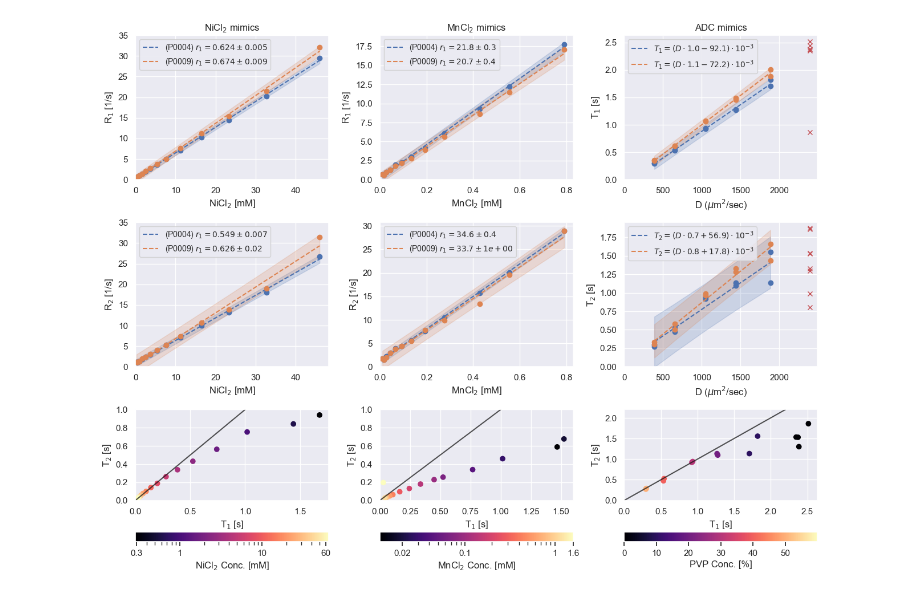
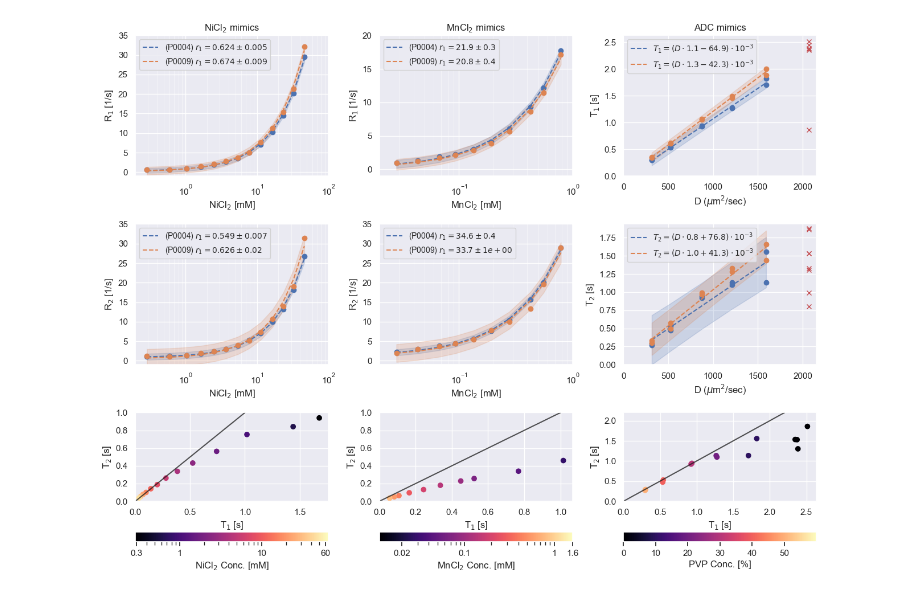
Before and after one commit to UNITY-Physics/unity_qa_paper, a Jupyter notebook: notebooks/relaxivity_plots.ipynb, the cells around one changed output. Cells and saved outputs as stored; diff of their text form; code cells hidden in the pictures.

```diff
--- a/notebooks/relaxivity_plots.ipynb
+++ b/notebooks/relaxivity_plots.ipynb
@@ -9,7 +9,7 @@ import pandas as pd
 import seaborn as sns
 import statsmodels.api as sm
 # %%
-all_df = pd.read_csv('../data/relaxometry_results_240816.csv', index_col=None)
+all_df = pd.read_csv('../data/relaxometry_results_241016.csv', index_col=None)
 all_df['Session'] = all_df['Session'].astype(str)
 # %%
 def make_linear_fit(x,y):
@@ -27,15 +27,24 @@ def make_linear_fit(x,y):
 def filter_df(df, sub, ses, seg, quant):
     return df.query("Session==@ses & Subject==@sub & Segmentation==@seg & Quant==@quant")
 
-def make_relax_plot(sub, x, y, ax, x_label, y_label):
+def make_relax_plot(sub, x, y, ax, x_label, y_label, x_scale='linear'):
     r, results, cfi, iv_l, iv_u = make_linear_fit(x,y)
     l = ax.plot(x, y, 'o')
     color = l[0].get_color()
-    l = ax.plot(x, results.fittedvalues, '--', color=color, label=rf'({sub}) $r_{1}={r:.3} \pm {results.bse.x1:.1}$')
+
+    if x_scale=='linear':
+        l = ax.plot(x, results.fittedvalues, '--', color=color, label=rf'({sub}) $r_{1}={r:.3} \pm {results.bse.x1:.1}$')
+        ax.axis([0,None,0,None])
+    elif x_scale=='log':
+        l = ax.semilogx(x, results.fittedvalues, '--', color=color, label=rf'({sub}) $r_{1}={r:.3} \pm {results.bse.x1:.1}$')
+        ax.axis([1E-2,None,0,None])
+    else:
+        raise ValueError
+
     ax.fill_between(x, iv_u, iv_l, alpha=0.2, color=color)
     ax.set_ylabel(y_label)
     ax.set_xlabel(x_label)
-    ax.axis([0,None,0,None])
+
     return r, results, l
 # %%
 sub = 'P0004'
@@ -51,6 +60,7 @@ df_nicl['Content'] = 'NiCl2'
 df_nicl['Conc. [mM]'] = dfT1['Concentration']
 df_nicl['T1 [s]'] = dfT1['Median']
 df_nicl['T2 [s]'] = dfT2['Median']
+df_nicl['Conc'] = df_nicl['Conc. [mM]']
 
 # MnCl2 - "T2 mimics"
 dfT1 = filter_df(all_df, sub, ses, seg='T2mimics_fix', quant='T1').reset_index(drop=True).sort_values(by='LabelValue')
@@ -62,6 +72,7 @@ df_mncl['Content'] = 'MnCl2'
 df_mncl['Conc. [mM]'] = dfT1['Concentration']
 df_mncl['T1 [s]'] = dfT1['Median']
 df_mncl['T2 [s]'] = dfT2['Median']
+df_mncl['Conc'] = df_mncl['Conc. [mM]']
 
 # PVP - "ACD mimics"
 dfT1 = filter_df(all_df, sub, ses, seg='ADC_fix', quant='T1').reset_index(drop=True).sort_values(by='LabelValue')
@@ -81,6 +94,12 @@ df_adc.rename(columns={'ADC': r'ADC (um2/s)'}, inplace=True)
 # %%
-NiCl_thr = 60
-MnCl_thr = 1
+# Alternative to plot the relaxivity plots on linear or log scale
+x_scale = 'log'
+
+NiCl_high_thr = 60
+NiCl_low_thr = 0
+
+MnCl_high_thr = 1
+MnCl_low_thr = 0.02
 
 sns.set_theme()
 
@@ -92,16 +111,16 @@ sessions = ['230224', '20240708']
 for sub,ses in zip(subjects, sessions):
 
     ### R1 T1 mimics ###
-    df = filter_df(all_df, sub, ses, seg='T1mimics_fix', quant='R1').query('Concentration<@NiCl_thr')
+    df = filter_df(all_df, sub, ses, seg='T1mimics_fix', quant='R1').query('(Concentration < @NiCl_high_thr) & (Concentration > @NiCl_low_thr)')
 
     make_relax_plot(sub, x=np.array(df['Concentration']), y=df['Median'],
-                    ax=axes[0,0], y_label=r'R$_1$ [1/s]', x_label=r'NiCl$_2$ [mM]')
+                    ax=axes[0,0], y_label=r'R$_1$ [1/s]', x_label=r'NiCl$_2$ [mM]', x_scale=x_scale)
 
     ### R1 T2 mimics ###
-    df = filter_df(all_df, sub, ses, seg='T2mimics_fix', quant='R1').query('Concentration<@MnCl_thr')
+    df = filter_df(all_df, sub, ses, seg='T2mimics_fix', quant='R1').query('(Concentration < @MnCl_high_thr) & (Concentration > @MnCl_low_thr)')
 
     make_relax_plot(sub, x=np.array(df['Concentration']), y=df['Median'],
-                    ax=axes[0,1], y_label=r'R$_1$ [1/s]', x_label=r'MnCl$_2$ [mM]')
+                    ax=axes[0,1], y_label=r'R$_1$ [1/s]', x_label=r'MnCl$_2$ [mM]', x_scale=x_scale)
 
 
     ### T1 ADC mimics ###
@@ -116,15 +135,16 @@ for sub,ses in zip(subjects, sessions):
 
 
     ### R2 T1 mimics ###
-    df = filter_df(all_df, sub, ses, seg='T1mimics_fix', quant='R2').query('Concentration < @NiCl_thr')
+    df = filter_df(all_df, sub, ses, seg='T1mimics_fix', quant='R2').query('(Concentration < @NiCl_high_thr) & (Concentration > @NiCl_low_thr)')
 
     make_relax_plot(sub, x=np.array(df['Concentration']), y=df['Median'],
-                    ax=axes[1,0], x_label=r'NiCl$_2$ [mM]', y_label=r'R$_2$ [1/s]')
+                    ax=axes[1,0], x_label=r'NiCl$_2$ [mM]', y_label=r'R$_2$ [1/s]', x_scale=x_scale)
 
     ### R2 T2 mimics ###
-    df = filter_df(all_df, sub, ses, seg='T2mimics_fix', quant='R2').query('Concentration < @MnCl_thr')
+    df = filter_df(all_df, sub, ses, seg='T2mimics_fix', quant='R2').query('(Concentration < @MnCl_high_thr) & (Concentration > @MnCl_low_thr)')
 
-    make_relax_plot(sub, x=np.array(df['Concentration']), y=df['Median'], ax=axes[1,1], x_label=r'MnCl$_2$ [mM]', y_label=r'R$_2$ [1/s]')
+    make_relax_plot(sub, x=np.array(df['Concentration']), y=df['Median'],
+                    ax=axes[1,1], x_label=r'MnCl$_2$ [mM]', y_label=r'R$_2$ [1/s]', x_scale=x_scale)
 
 
     ### T2 ADC mimics ###
@@ -151,7 +171,8 @@ cmap = plt.get_cmap('magma')
 
 #### T1 ####
 norm = mcolors.LogNorm(vmin=df_nicl['Conc. [mM]'].min(), vmax=df_nicl['Conc. [mM]'].max())
-sc = axes[2,0].scatter(df_nicl['T1 [s]'], df_nicl['T2 [s]'], c=df_nicl['Conc. [mM]'], cmap=cmap, norm=norm)
+df_nicl_plot = df_nicl.query('(Conc < @NiCl_high_thr) & (Conc > @NiCl_low_thr)')
+sc = axes[2,0].scatter(df_nicl_plot['T1 [s]'], df_nicl_plot['T2 [s]'], c=df_nicl_plot['Conc. [mM]'], cmap=cmap, norm=norm)
 axes[2,0].plot([0,1], [0,1], '-k', zorder=1, alpha=0.75)
 axes[2,0].set_xlabel(r'T$_1$ [s]')
 axes[2,0].set_ylabel(r'T$_2$ [s]')
@@ -162,38 +183,54 @@ cb.set_ticks(ticks)
 cb.set_ticklabels([f"{x}" for x in ticks])
 
 #### T2 ####
 norm = mcolors.LogNorm(vmin=df_mncl['Conc. [mM]'].min(), vmax=df_mncl['Conc. [mM]'].max())
-sc = axes[2,1].scatter(df_mncl['T1 [s]'], df_mncl['T2 [s]'], c=df_mncl['Conc. [mM]'], cmap=cmap, norm=norm)
+df_mncl_plot = df_mncl.query('(Conc < @MnCl_high_thr) & (Conc > @MnCl_low_thr)')
+sc = axes[2,1].scatter(df_mncl_plot['T1 [s]'], df_mncl_plot['T2 [s]'], c=df_mncl_plot['Conc. [mM]'], cmap=cmap, norm=norm)
 axes[2,1].plot([0,1], [0,1], '-k', zorder=1, alpha=0.75)
 axes[2,1].set_xlabel(r'T$_1$ [s]')
 axes[2,1].set_ylabel(r'T$_2$ [s]')
 
 cb = plt.colorbar(sc, ax=axes[2,1], label=r'MnCl$_2$ Conc. [mM]', orientation='horizontal', pad=.22)
 ticks = [0.02, .1, 1, 1.6]
 cb.set_ticks(ticks)
 cb.set_ticklabels([f"{x}" for x in ticks])
 
 #### ADC ####
 norm = mcolors.Normalize(vmin=df_adc['Conc. [mM]'].min(), vmax=60)
 sc = axes[2,2].scatter(df_adc['T1 [s]'], df_adc['T2 [s]'], c=df_adc['Conc. [mM]'], cmap=cmap, norm=norm)
 axes[2,2].plot([0,2.2], [0,2.2], '-k', zorder=1, alpha=0.75)
 axes[2,2].set_xlabel(r'T$_1$ [s]')
 axes[2,2].set_ylabel(r'T$_2$ [s]')
 
 cb = plt.colorbar(sc, ax=axes[2,2], label='PVP Conc. [%]', orientation='horizontal', pad=.22)
 ticks = [0,10,20,30,40,50]
 cb.set_ticks(ticks)
 cb.set_ticklabels([f"{x}" for x in ticks])
 
 # Fix axes
-axes[0,0].axis([0, None, 0, 35])
-axes[1,0].axis([0, None, 0, 35])
-axes[2,0].axis([0, None,0,1])
-axes[2,1].axis([0, None,0,1])
-axes[2,2].axis([0, None,0,2.2])
+if x_scale == 'linear':
+    axes[0,0].axis([0, None, 0, 35])
+    axes[1,0].axis([0, None, 0, 35])
+    axes[2,0].axis([0, None,0,1])
+    axes[2,1].axis([0, None,0,1])
+    axes[2,2].axis([0, None,0,2.2])
+
+elif x_scale == 'log':
+    axes[0,0].axis([2E-1, 100, -1, 35])
+    axes[1,0].axis([2E-1, 100, -1, 35])
+    axes[0,1].axis([2E-2, 1, -1, 20])
+    axes[1,1].axis([2E-2, 1, -1, 35])
+
+    axes[2,0].axis([0, None,0,1])
+    axes[2,1].axis([0, None,0,1])
+    axes[2,2].axis([0, None,0,2.2])
+
+for ax in axes[:2,:2].flatten():
+    ax.grid(True, which='major', linestyle='-', linewidth=1)
+    ax.grid(True, which='minor', linestyle='-', linewidth=0.5, alpha=.75)
 
 plt.tight_layout()
-plt.savefig('../results/figure5_relaxometry.png')
+plt.savefig(f'../results/figure4_relaxometry_{x_scale}.png')
 plt.show()
 # %% [output]
-[figure, old version]
+[figure, new version]
```
Also changed, not shown: parts of 5 cells of this notebook.
